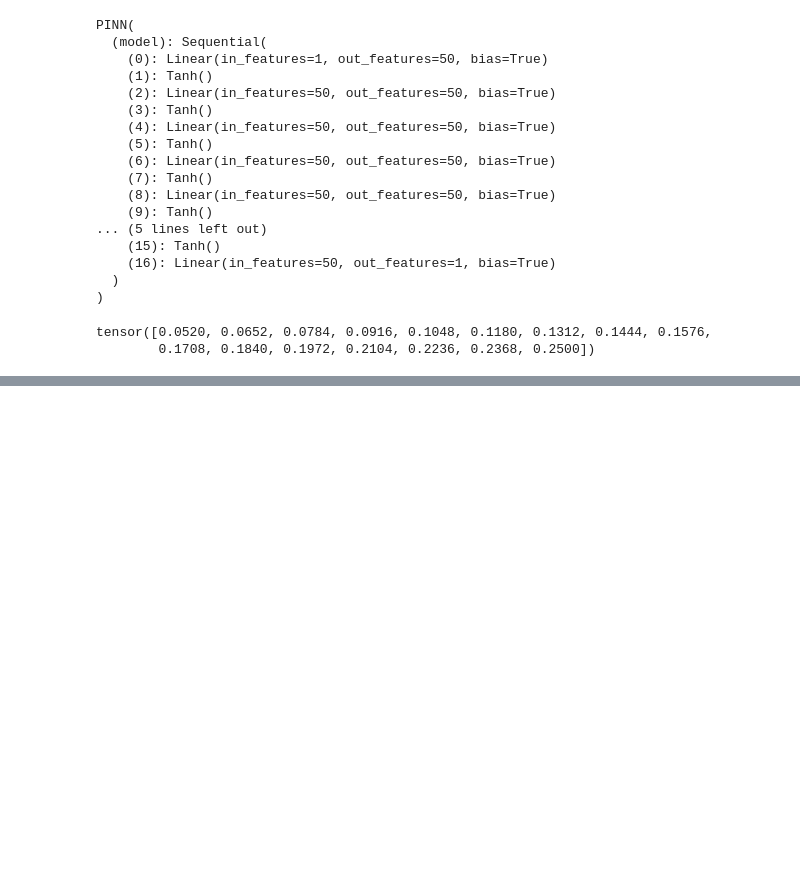
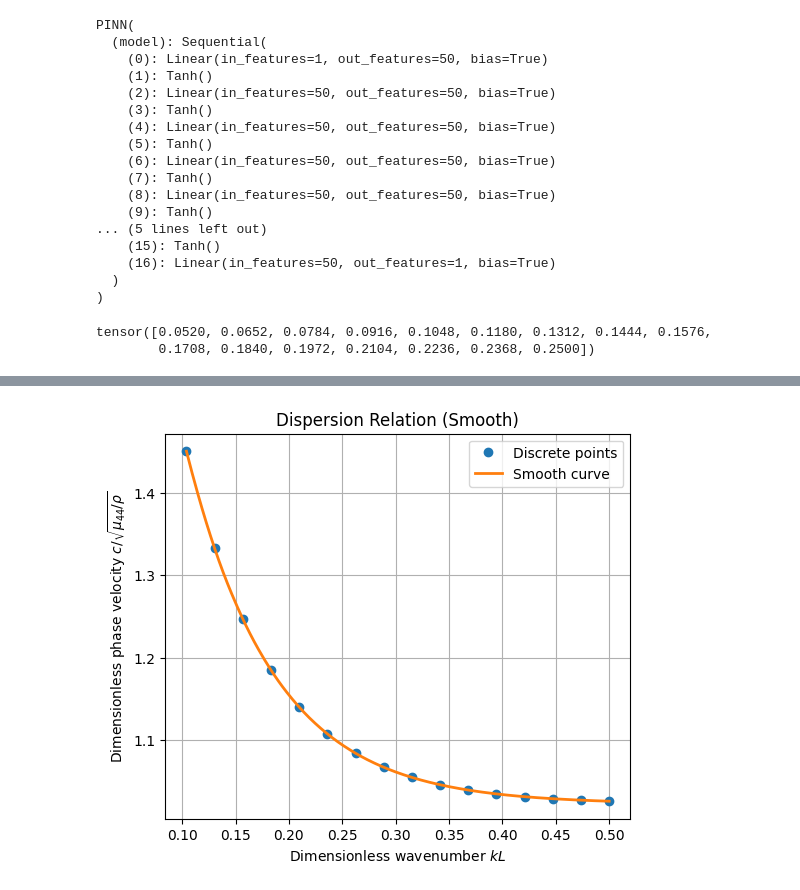
Before and after one commit to tdiksha758-png/pinn_FGM_loosley, a Jupyter notebook: experiments/pinn_loosley_code.ipynb, the cells around one changed output, grey strips where cells are left out. Drawn from its saved outputs; the diff is of its cells as text; code cells hidden in the pictures; blank space fills up the shorter version.

```diff
--- a/experiments/pinn_loosley_code.ipynb
+++ b/experiments/pinn_loosley_code.ipynb
@@ -664,32 +672,34 @@ for i in range(len(kH)):
 # %%
 import numpy as np
 import matplotlib.pyplot as plt
 from scipy.interpolate import make_interp_spline
 
 # If not already done, convert tensors to numpy arrays
-kH_np = kH.cpu().numpy() if hasattr(kH, 'cpu') else np.array(kH)
+kL_np = kL.cpu().numpy() if hasattr(kL, 'cpu') else np.array(kL)
 c_norm_np = c_norm.cpu().numpy() if hasattr(c_norm, 'cpu') else np.array(c_norm)
 
 # Sort values for interpolation (required for spline)
-sort_idx = np.argsort(kH_np)
-kH_sorted = kH_np[sort_idx]
+sort_idx = np.argsort(kL_np)
+kL_sorted = kL_np[sort_idx]
 c_norm_sorted = c_norm_np[sort_idx]
 
 # Create smooth curve using cubic spline
-kH_smooth = np.linspace(kH_sorted.min(), kH_sorted.max(), 300)
-spline = make_interp_spline(kH_sorted, c_norm_sorted, k=2)
-c_norm_smooth = spline(kH_smooth)
+kL_smooth = np.linspace(kL_sorted.min(), kL_sorted.max(), 300)
+spline = make_interp_spline(kL_sorted, c_norm_sorted, k=2)
+c_norm_smooth = spline(kL_smooth)
 
 # Plot both discrete points and smooth curve
 plt.figure(figsize=(6, 5))
-plt.plot(kH_sorted, c_norm_sorted, 'o', label='Discrete points')
-plt.plot(kH_smooth, c_norm_smooth, '-', label='Smooth curve', linewidth=2)
-plt.xlabel("Dimensionless wavenumber $kH$")
+plt.plot(kL_sorted, c_norm_sorted, 'o', label='Discrete points')
+plt.plot(kL_smooth, c_norm_smooth, '-', label='Smooth curve', linewidth=2)
+plt.xlabel("Dimensionless wavenumber $kL$")
 plt.ylabel("Dimensionless phase velocity $c/\\sqrt{\\mu_{44}/\\rho}$")
 plt.title("Dispersion Relation (Smooth)")
 plt.grid(True)
 plt.legend()
 plt.show()
+# %% [output]
+[figure, added]
 # %%
 # Save PINN dispersion data
 np.savetxt(
```
Also changed, not shown: parts of 24 cells of this notebook.
